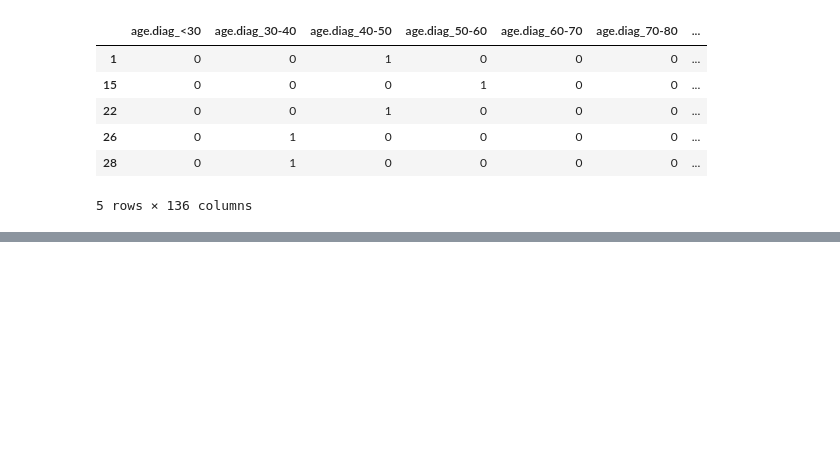
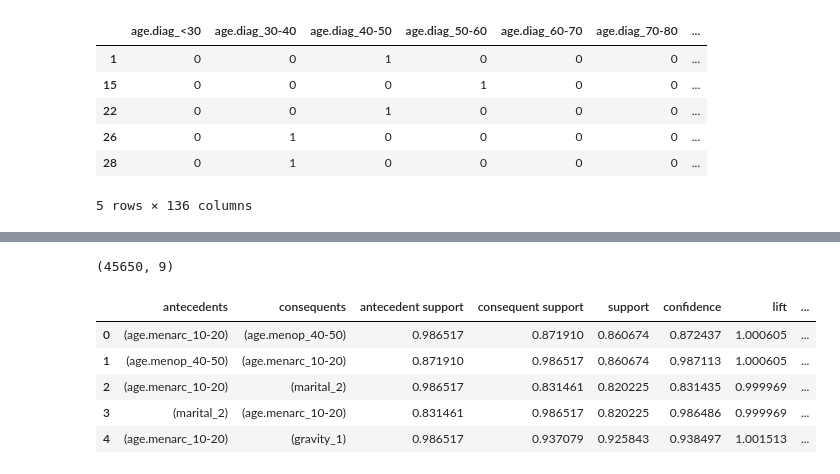
Before and after one commit to smb-h/breast-cancer-patterns-association-rule-mining, a Jupyter notebook: notebooks/association_rules.ipynb, the cells around one changed output, grey strips where cells are left out. Cells and saved outputs as stored; diff of their text form; code cells hidden in the pictures; blank space fills up the shorter version.

Commit message:
:zap: update(notebooks): Wrapping up association rules

```diff
--- a/notebooks/association_rules.ipynb
+++ b/notebooks/association_rules.ipynb
@@ -190,8 +190,8 @@ df.head()
 5 rows × 136 columns
 # %%
 # Use Apriori to identify frequent itemsets
-frequent_itemsets = apriori(df, min_support=0.05, use_colnames=True)
+frequent_itemsets = apriori(df, min_support=.6, use_colnames=True)
 # %%
 # Generate association rules using the frequent itemsets
-association_rules = association_rules(frequent_itemsets, metric="lift", min_threshold=1)
+association_rules = association_rules(frequent_itemsets, min_threshold=.7)
 print(association_rules)
@@ -197,0 +216,11 @@ print(association_rules)
+# %%
+print(association_rules.shape)
+association_rules.head()
+# %% [output]
+(45650, 9)
+|  | antecedents | consequents | antecedent support | consequent support | support | confidence | lift | ... |
+| 0 | (age.menarc_10-20) | (age.menop_40-50) | 0.986517 | 0.871910 | 0.860674 | 0.872437 | 1.000605 | ... |
+| 1 | (age.menop_40-50) | (age.menarc_10-20) | 0.871910 | 0.986517 | 0.860674 | 0.987113 | 1.000605 | ... |
+| 2 | (age.menarc_10-20) | (marital_2) | 0.986517 | 0.831461 | 0.820225 | 0.831435 | 0.999969 | ... |
+| 3 | (marital_2) | (age.menarc_10-20) | 0.831461 | 0.986517 | 0.820225 | 0.986486 | 0.999969 | ... |
+| 4 | (age.menarc_10-20) | (gravity_1) | 0.986517 | 0.937079 | 0.925843 | 0.938497 | 1.001513 | ... |
```
Also changed, not shown: parts of 3 cells of this notebook, 1 other file.
